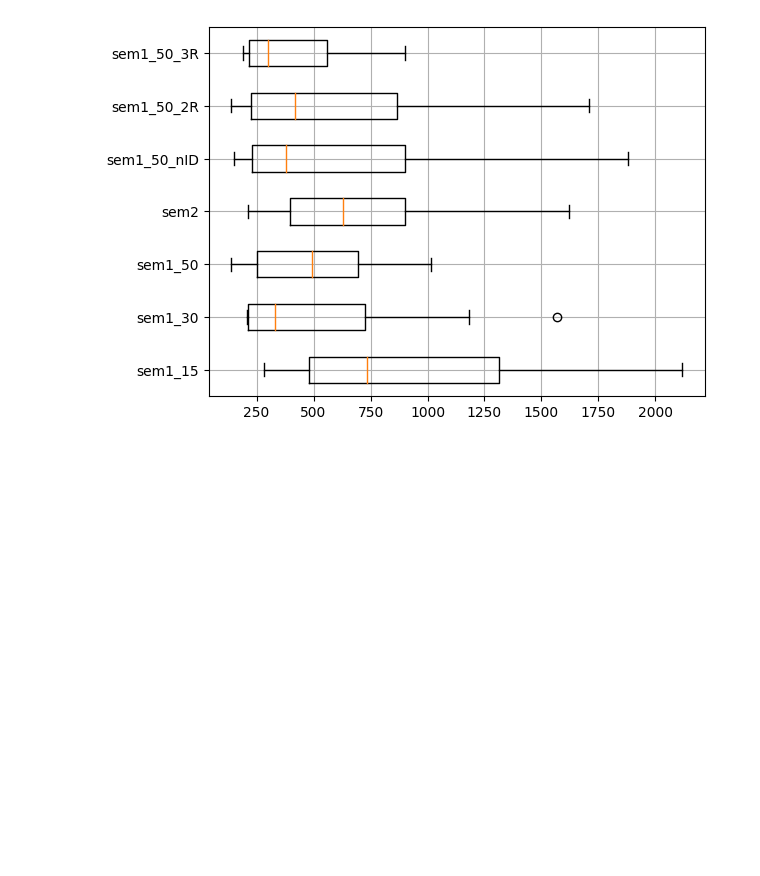
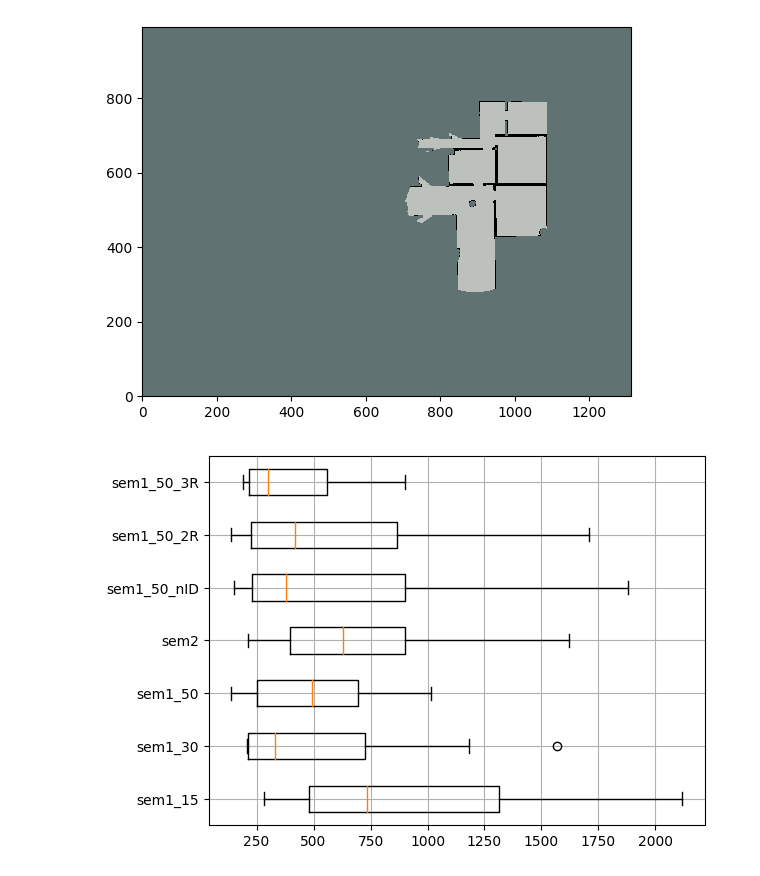
Before and after one commit to aislabunimi/multirobot_exploration_rendezvous, a Jupyter notebook: stats/RAS1_stats.ipynb, the cells around one changed output. Drawn from its saved outputs; the diff is of its cells as text; code cells hidden in the pictures; blank space fills up the shorter version.

```diff
--- a/stats/RAS1_stats.ipynb
+++ b/stats/RAS1_stats.ipynb
@@ -7,3 +18,10 @@ path = '../data/data_test.db'
+# %%
+stats.plot_occ_grid(
+    SR.finalMaps["map"].iloc[0],
+    plt.gca()
+)
+# %% [output]
+[figure, added]
 # %%
 TS_office2_3 = stats.TestSet(
     path,
```
Also changed, not shown: parts of 3 cells of this notebook, 15 other files.
